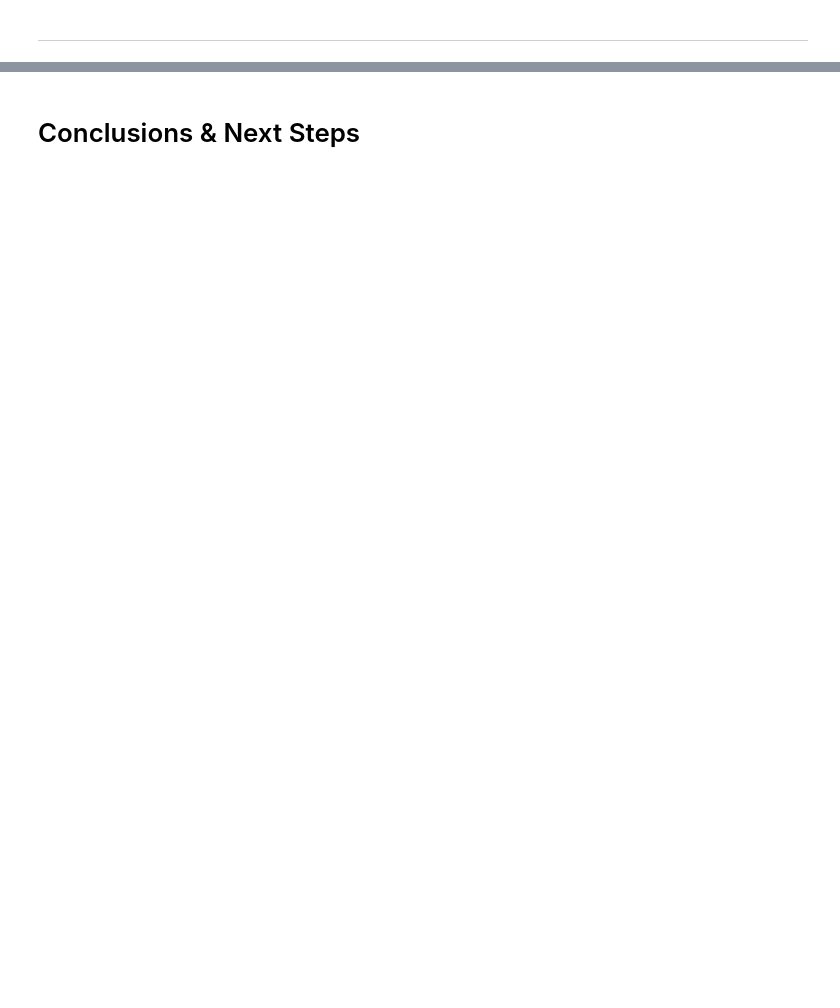
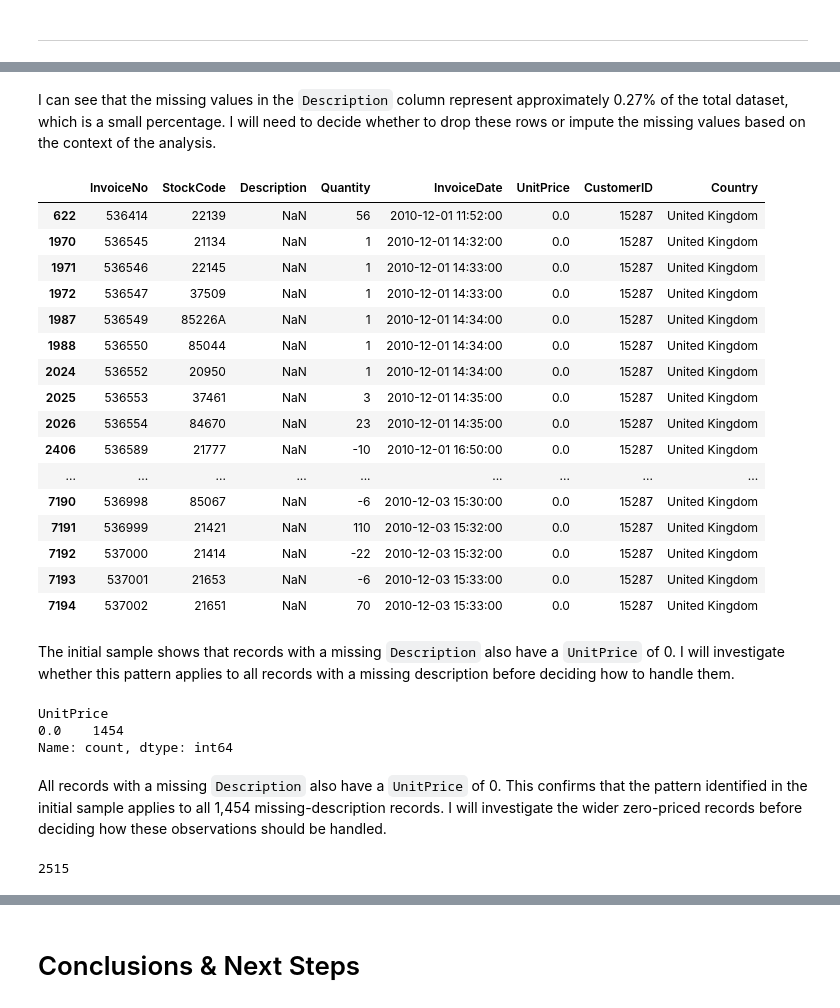
Before and after one commit to sahra02/Online-Retail-Transaction-Analysis, a Jupyter notebook: jupyter_notebooks/Notebook_Template.ipynb, the cells around one changed output, grey strips where cells are left out. Cells and saved outputs as stored; diff of their text form; code cells hidden in the pictures; blank space fills up the shorter version.

Commit message:
Handle missing values in retail dataset

```diff
--- a/jupyter_notebooks/Notebook_Template.ipynb
+++ b/jupyter_notebooks/Notebook_Template.ipynb
@@ -138,0 +159,36 @@ The Description count is lower than the total number of rows, confirming the pre
+# %% [markdown]
+I can see that the missing values in the `Description` column represent approximately 0.27% of the total dataset, which is a small percentage. I will need to decide whether to drop these rows or impute the missing values based on the context of the analysis.
+# %%
+df[df["Description"].isnull()].head(20)
+# %% [output]
+|  | InvoiceNo | StockCode | Description | Quantity | InvoiceDate | UnitPrice | CustomerID | Country |
+| 622 | 536414 | 22139 | NaN | 56 | 2010-12-01 11:52:00 | 0.0 | 15287 | United Kingdom |
+| 1970 | 536545 | 21134 | NaN | 1 | 2010-12-01 14:32:00 | 0.0 | 15287 | United Kingdom |
+| 1971 | 536546 | 22145 | NaN | 1 | 2010-12-01 14:33:00 | 0.0 | 15287 | United Kingdom |
+| 1972 | 536547 | 37509 | NaN | 1 | 2010-12-01 14:33:00 | 0.0 | 15287 | United Kingdom |
+| 1987 | 536549 | 85226A | NaN | 1 | 2010-12-01 14:34:00 | 0.0 | 15287 | United Kingdom |
+| 1988 | 536550 | 85044 | NaN | 1 | 2010-12-01 14:34:00 | 0.0 | 15287 | United Kingdom |
+| 2024 | 536552 | 20950 | NaN | 1 | 2010-12-01 14:34:00 | 0.0 | 15287 | United Kingdom |
+| 2025 | 536553 | 37461 | NaN | 3 | 2010-12-01 14:35:00 | 0.0 | 15287 | United Kingdom |
+| 2026 | 536554 | 84670 | NaN | 23 | 2010-12-01 14:35:00 | 0.0 | 15287 | United Kingdom |
+| 2406 | 536589 | 21777 | NaN | -10 | 2010-12-01 16:50:00 | 0.0 | 15287 | United Kingdom |
+| ... | ... | ... | ... | ... | ... | ... | ... | ... |
+| 7190 | 536998 | 85067 | NaN | -6 | 2010-12-03 15:30:00 | 0.0 | 15287 | United Kingdom |
+| 7191 | 536999 | 21421 | NaN | 110 | 2010-12-03 15:32:00 | 0.0 | 15287 | United Kingdom |
+| 7192 | 537000 | 21414 | NaN | -22 | 2010-12-03 15:32:00 | 0.0 | 15287 | United Kingdom |
+| 7193 | 537001 | 21653 | NaN | -6 | 2010-12-03 15:33:00 | 0.0 | 15287 | United Kingdom |
+| 7194 | 537002 | 21651 | NaN | 70 | 2010-12-03 15:33:00 | 0.0 | 15287 | United Kingdom |
+# %% [markdown]
+The initial sample shows that records with a missing `Description` also have a `UnitPrice` of 0. I will investigate whether this pattern applies to all records with a missing description before deciding how to handle them.
+# %%
+df[df["Description"].isnull()]["UnitPrice"].value_counts()
+# %% [output]
+UnitPrice
+0.0    1454
+Name: count, dtype: int64
+# %% [markdown]
+All records with a missing `Description` also have a `UnitPrice` of 0. This confirms that the pattern identified in the initial sample applies to all 1,454 missing-description records. I will investigate the wider zero-priced records before deciding how these observations should be handled.
+# %%
+df[df["UnitPrice"] == 0].shape[0]
+# %% [output]
+2515
```
Also changed, not shown: parts of 27 cells of this notebook.
